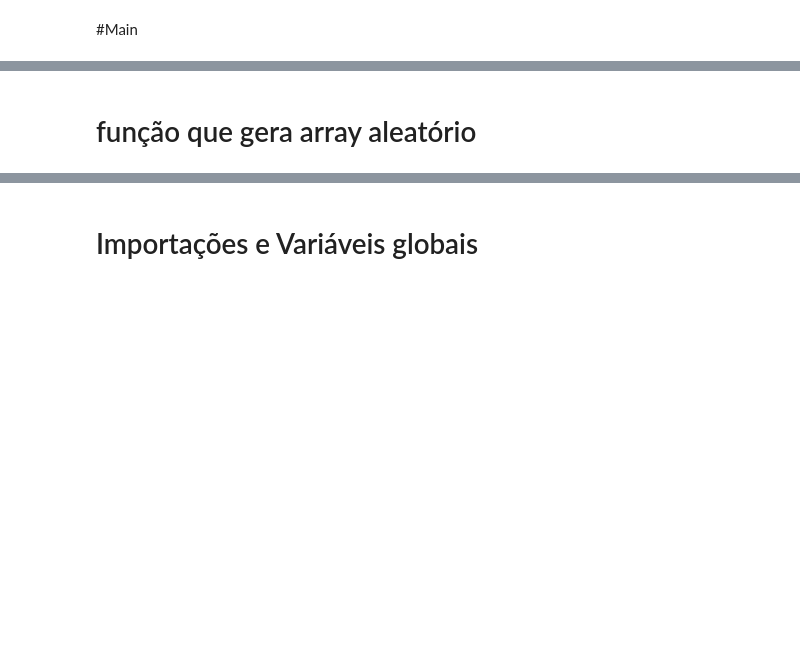
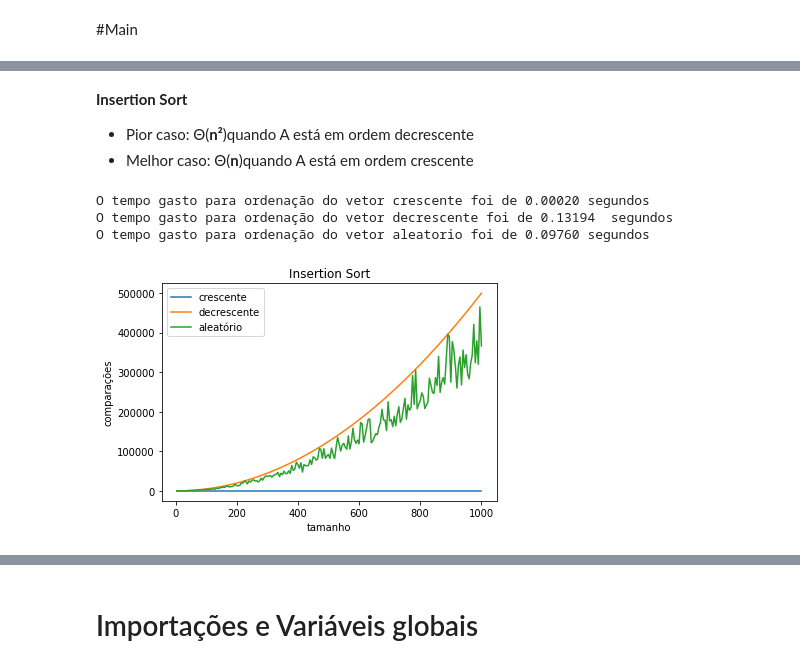
Before and after one commit to IgorFreiredeMorais/Cpa, a Jupyter notebook: EFC1.ipynb, the cells around one changed output, grey strips where cells are left out. Cells and saved outputs as stored; diff of their text form; code cells hidden in the pictures; blank space fills up the shorter version.

```diff
--- a/EFC1.ipynb
+++ b/EFC1.ipynb
@@ -323,2 +28,0 @@ O tempo de execução do caso aleatório foi de 0.00440 segundos
-# %% [markdown]
-# função que gera array aleatório
@@ -328,0 +29,26 @@ def gera_arranjos_aleatorio(n_elementos):
+# %% [markdown]
+**Insertion Sort**
+
+
+*   Pior caso: Θ(**n²**)quando A está em ordem decrescente
+*   Melhor caso: Θ(**n**)quando A está em ordem crescente
+# %%
+ordenaredesenhar(insertionSort, (casoCrescente, casoDecrescente, casoAleatorio), 'Insertion Sort')
+auxAleatorio = []
+auxMelhorCaso = []
+auxPiorCaso = []
+for a in range(5,1000):
+  auxAleatorio.append(tempo(insertionSort, vetorAleatorio(1000)))
+  auxMelhorCaso.append(tempo(insertionSort, vetorCrescente(1000)))
+  auxPiorCaso.append(tempo(insertionSort, vetorDecrescente(1000)))
+tempoFinalAleatorio = sum(auxAleatorio) / 1000
+tempoFinalMelhor = sum(auxMelhorCaso) / 1000
+tempoFinalPior = sum(auxPiorCaso) / 1000
+print('O tempo gasto para ordenação do vetor crescente foi de {:.5f}' .format(tempoFinalMelhor),'segundos')
+print('O tempo gasto para ordenação do vetor decrescente foi de {:.5f} ' .format(tempoFinalPior),'segundos')
+print('O tempo gasto para ordenação do vetor aleatorio foi de {:.5f}' .format(tempoFinalAleatorio),'segundos')
+# %% [output]
+O tempo gasto para ordenação do vetor crescente foi de 0.00020 segundos
+O tempo gasto para ordenação do vetor decrescente foi de 0.13194  segundos
+O tempo gasto para ordenação do vetor aleatorio foi de 0.09760 segundos
+[figure, added]
```
Also changed, not shown: parts of 29 cells of this notebook.
